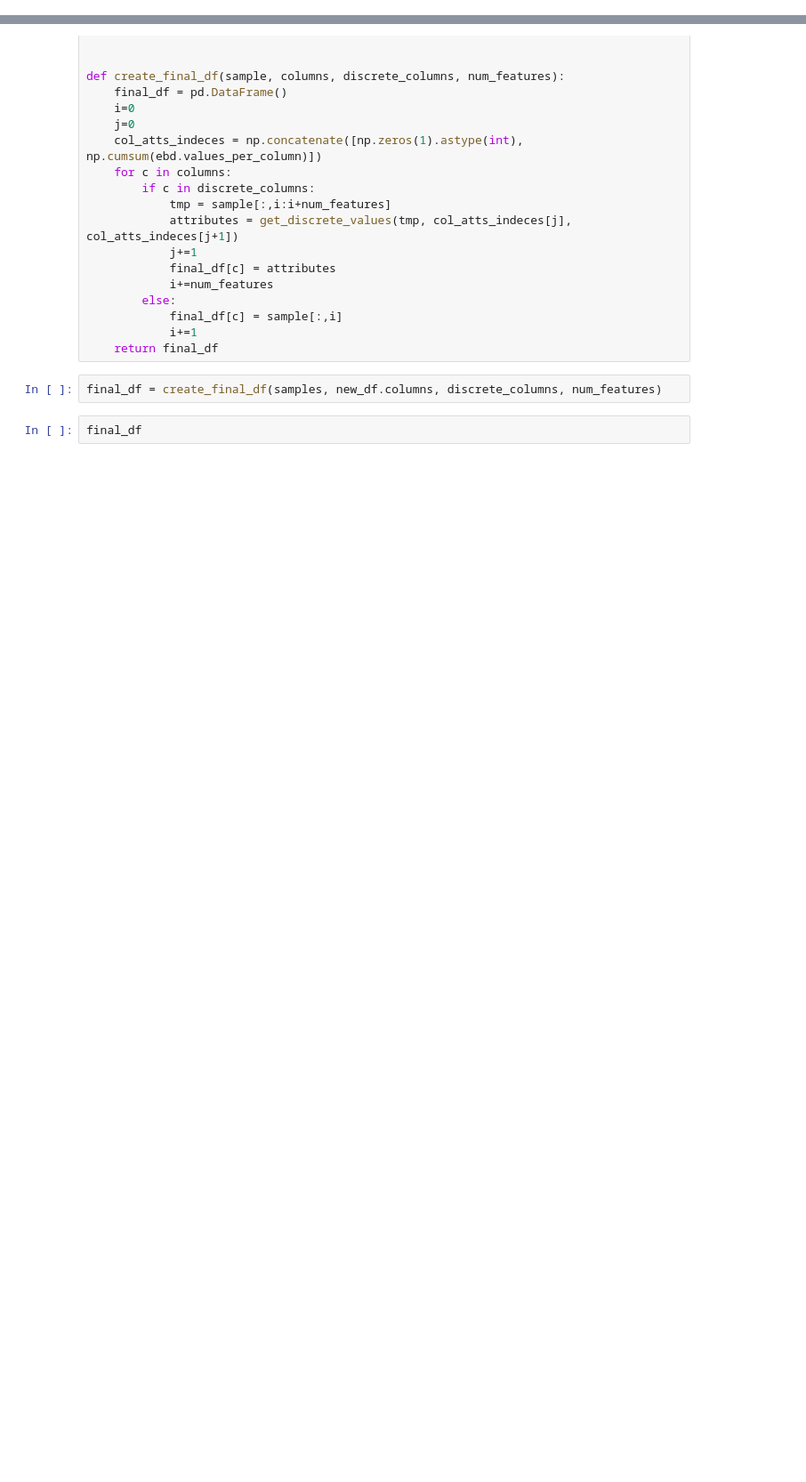
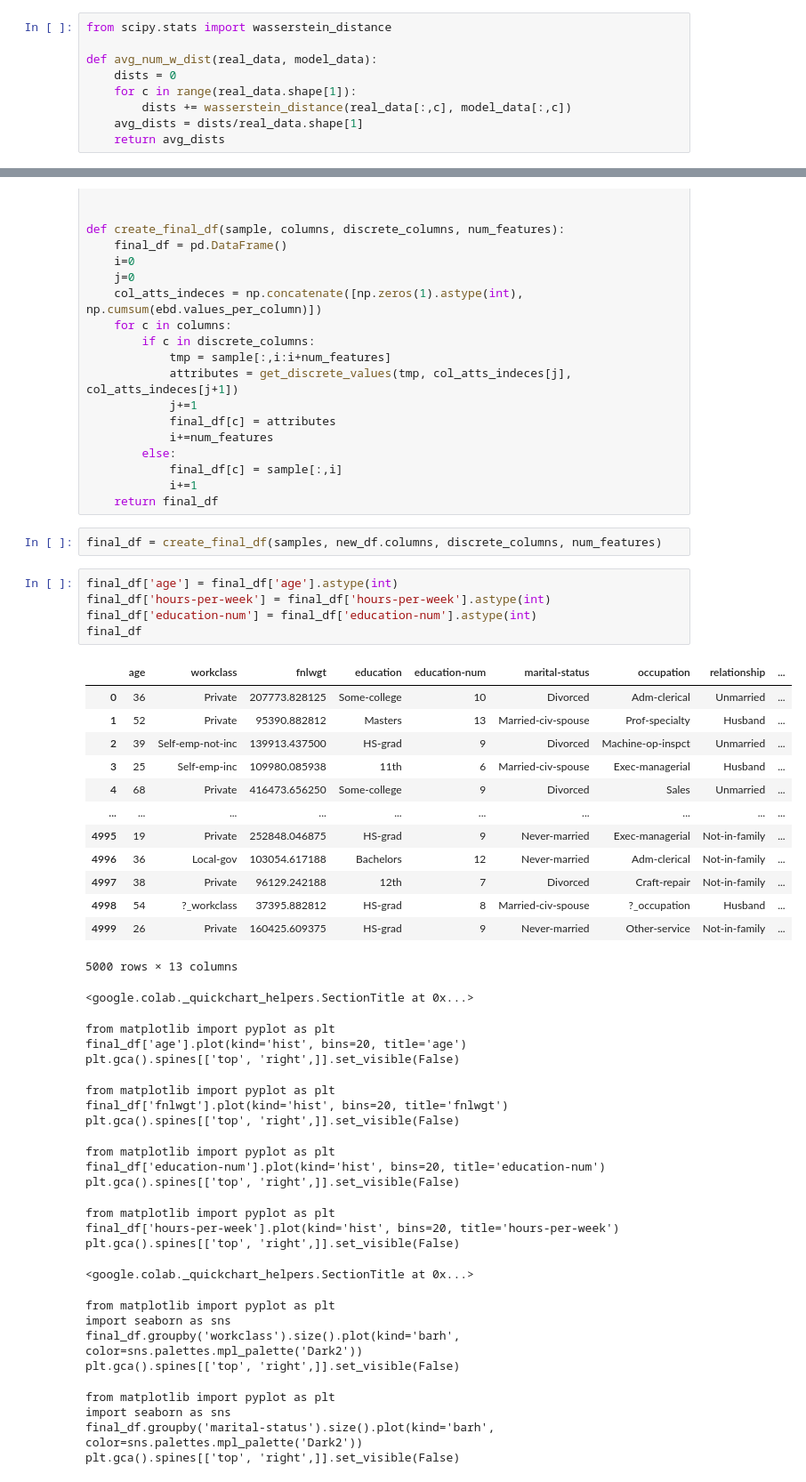
Before and after one commit to stavroskout/Synthetic-Tabular-Data, a Jupyter notebook: eModels/eDDPM.ipynb, the cells around one changed output, grey strips where cells are left out. Shown at 89% size. Saved outputs shown, nothing was run; the diff lists cells and outputs as text; blank space fills up the shorter version.

```diff
--- a/eModels/eDDPM.ipynb
+++ b/eModels/eDDPM.ipynb
@@ -214,0 +326,9 @@ new_rows = np.array(new_rows)
+# %%
+from scipy.stats import wasserstein_distance
+
+def avg_num_w_dist(real_data, model_data):
+    dists = 0
+    for c in range(real_data.shape[1]):
+        dists += wasserstein_distance(real_data[:,c], model_data[:,c])
+    avg_dists = dists/real_data.shape[1]
+    return avg_dists
@@ -377,5 +602,44 @@ def create_final_df(sample, columns, discrete_columns, num_features):
     return final_df
 # %%
 final_df = create_final_df(samples, new_df.columns, discrete_columns, num_features)
-# %%
-final_df
+# %%
+final_df['age'] = final_df['age'].astype(int)
+final_df['hours-per-week'] = final_df['hours-per-week'].astype(int)
+final_df['education-num'] = final_df['education-num'].astype(int)
+final_df
+# %% [output]
+|  | age | workclass | fnlwgt | education | education-num | marital-status | occupation | relationship | ... |
+| 0 | 36 | Private | 207773.828125 | Some-college | 10 | Divorced | Adm-clerical | Unmarried | ... |
+| 1 | 52 | Private | 95390.882812 | Masters | 13 | Married-civ-spouse | Prof-specialty | Husband | ... |
+| 2 | 39 | Self-emp-not-inc | 139913.437500 | HS-grad | 9 | Divorced | Machine-op-inspct | Unmarried | ... |
+| 3 | 25 | Self-emp-inc | 109980.085938 | 11th | 6 | Married-civ-spouse | Exec-managerial | Husband | ... |
+| 4 | 68 | Private | 416473.656250 | Some-college | 9 | Divorced | Sales | Unmarried | ... |
+| ... | ... | ... | ... | ... | ... | ... | ... | ... | ... |
+| 4995 | 19 | Private | 252848.046875 | HS-grad | 9 | Never-married | Exec-managerial | Not-in-family | ... |
+| 4996 | 36 | Local-gov | 103054.617188 | Bachelors | 12 | Never-married | Adm-clerical | Not-in-family | ... |
+| 4997 | 38 | Private | 96129.242188 | 12th | 7 | Divorced | Craft-repair | Not-in-family | ... |
+| 4998 | 54 | ?_workclass | 37395.882812 | HS-grad | 8 | Married-civ-spouse | ?_occupation | Husband | ... |
+| 4999 | 26 | Private | 160425.609375 | HS-grad | 9 | Never-married | Other-service | Not-in-family | ... |
+5000 rows × 13 columns
+<google.colab._quickchart_helpers.SectionTitle at 0x...>
+from matplotlib import pyplot as plt
+final_df['age'].plot(kind='hist', bins=20, title='age')
+plt.gca().spines[['top', 'right',]].set_visible(False)
+from matplotlib import pyplot as plt
+final_df['fnlwgt'].plot(kind='hist', bins=20, title='fnlwgt')
+plt.gca().spines[['top', 'right',]].set_visible(False)
+from matplotlib import pyplot as plt
+final_df['education-num'].plot(kind='hist', bins=20, title='education-num')
+plt.gca().spines[['top', 'right',]].set_visible(False)
+from matplotlib import pyplot as plt
+final_df['hours-per-week'].plot(kind='hist', bins=20, title='hours-per-week')
+plt.gca().spines[['top', 'right',]].set_visible(False)
+<google.colab._quickchart_helpers.SectionTitle at 0x...>
+from matplotlib import pyplot as plt
+import seaborn as sns
+final_df.groupby('workclass').size().plot(kind='barh', color=sns.palettes.mpl_palette('Dark2'))
+plt.gca().spines[['top', 'right',]].set_visible(False)
+from matplotlib import pyplot as plt
+import seaborn as sns
+final_df.groupby('marital-status').size().plot(kind='barh', color=sns.palettes.mpl_palette('Dark2'))
+plt.gca().spines[['top', 'right',]].set_visible(False)
```
Also changed, not shown: parts of 20 cells of this notebook.
